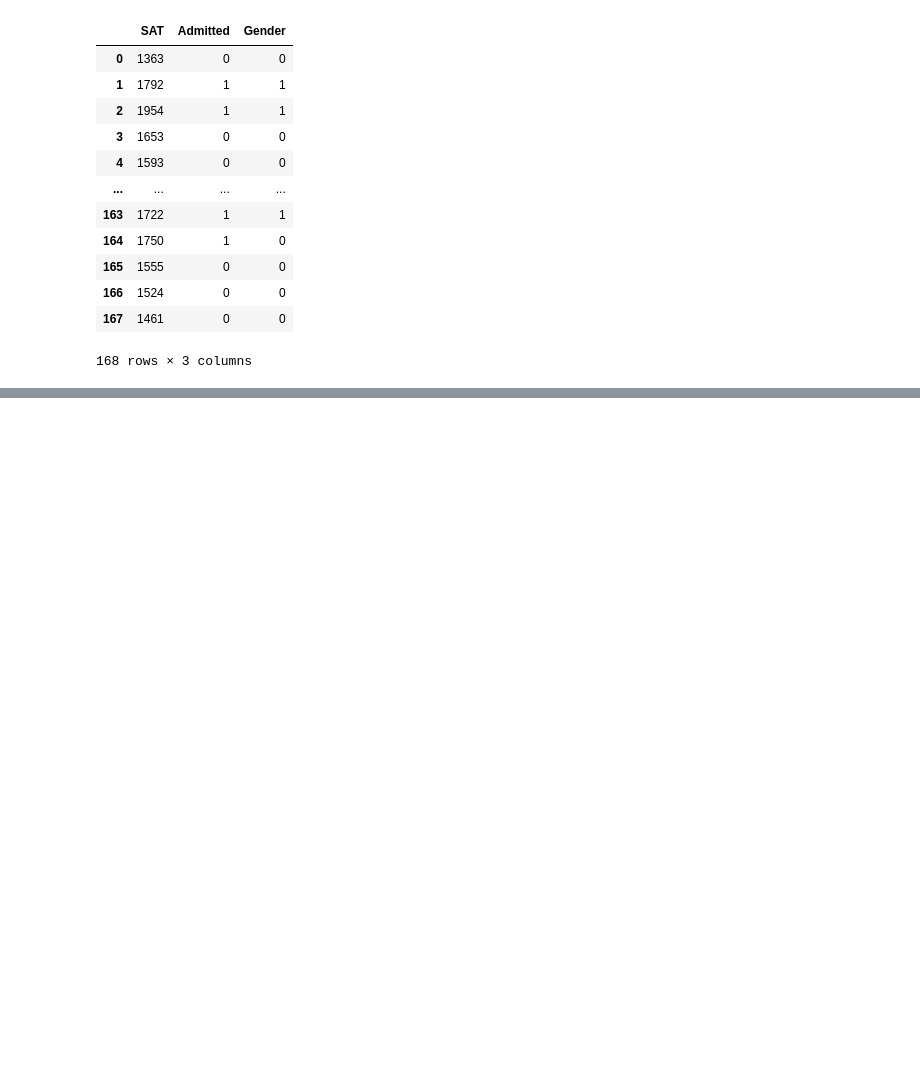
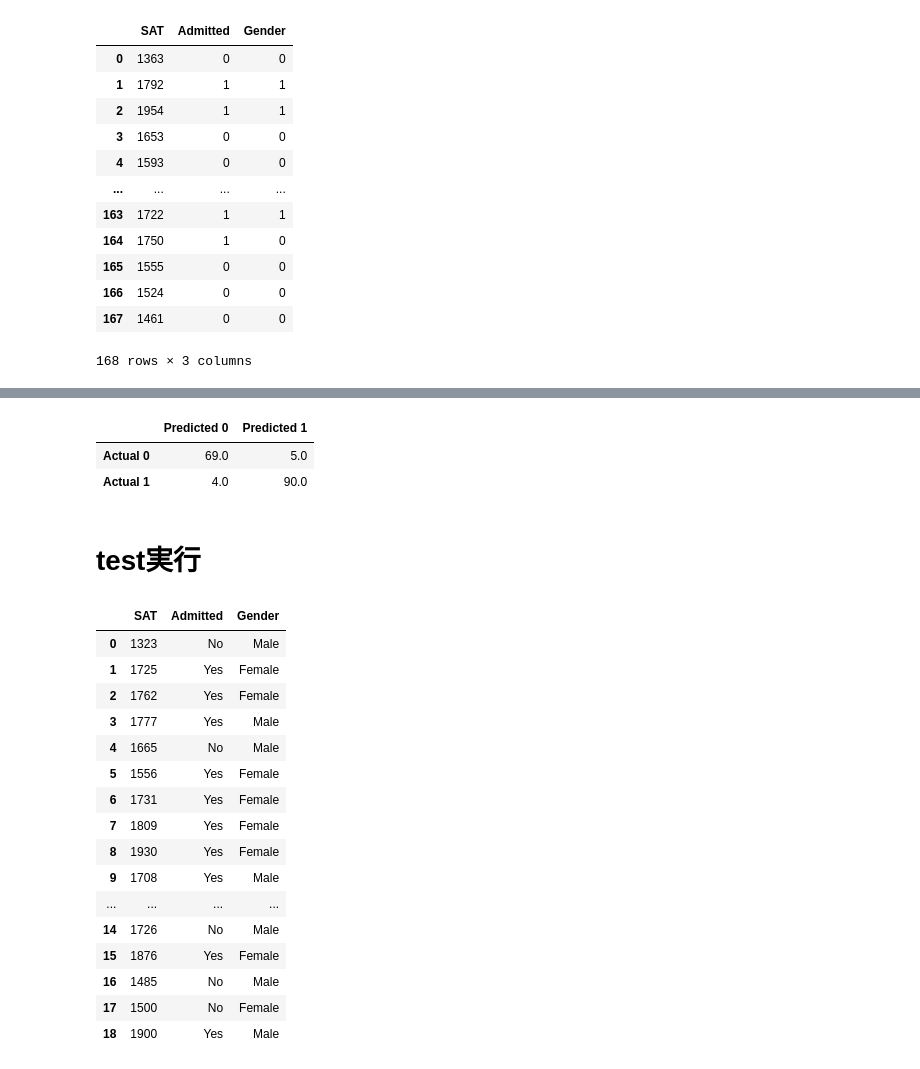
Before and after one commit to startaiyo/DS_practice, a Jupyter notebook: 210710 LogisticRegression Section36~.ipynb, the cells around one changed output, grey strips where cells are left out. Cells and saved outputs as stored; diff of their text form; code cells hidden in the pictures; blank space fills up the shorter version.

```diff
--- a/210710 LogisticRegression Section36~.ipynb
+++ b/210710 LogisticRegression Section36~.ipynb
@@ -151,0 +172,33 @@ quasi-separation. In this case some parameters will not be identified.
+# %%
+results_log.pred_table()
+cm_df = pd.DataFrame(results_log.pred_table())
+cm_df.columns=['Predicted 0', 'Predicted 1']
+cm_df = cm_df.rename(index={0:'Actual 0',1:'Actual 1'})
+cm_df
+# %% [output]
+|  | Predicted 0 | Predicted 1 |
+| Actual 0 | 69.0 | 5.0 |
+| Actual 1 | 4.0 | 90.0 |
+# %% [markdown]
+# test実行
+# %%
+test = pd.read_csv('2.03. Test dataset.csv')
+test
+# %% [output]
+|  | SAT | Admitted | Gender |
+| 0 | 1323 | No | Male |
+| 1 | 1725 | Yes | Female |
+| 2 | 1762 | Yes | Female |
+| 3 | 1777 | Yes | Male |
+| 4 | 1665 | No | Male |
+| 5 | 1556 | Yes | Female |
+| 6 | 1731 | Yes | Female |
+| 7 | 1809 | Yes | Female |
+| 8 | 1930 | Yes | Female |
+| 9 | 1708 | Yes | Male |
+| ... | ... | ... | ... |
+| 14 | 1726 | No | Male |
+| 15 | 1876 | Yes | Female |
+| 16 | 1485 | No | Male |
+| 17 | 1500 | No | Female |
+| 18 | 1900 | Yes | Male |
```
Also changed, not shown: parts of 8 cells of this notebook, 2 other files.
